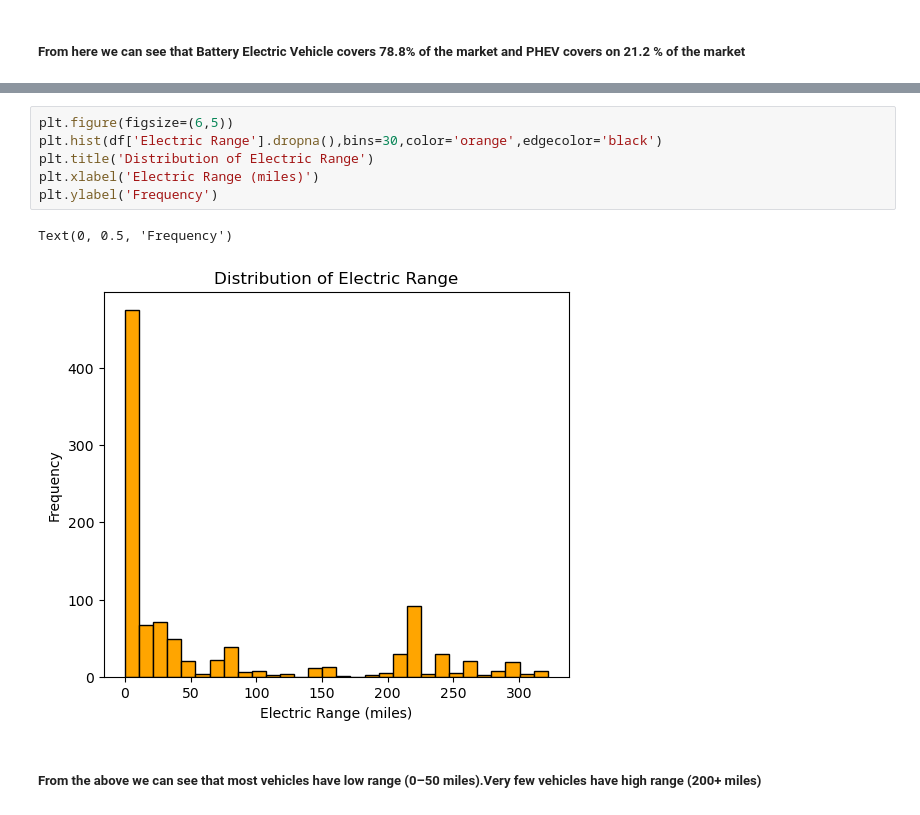
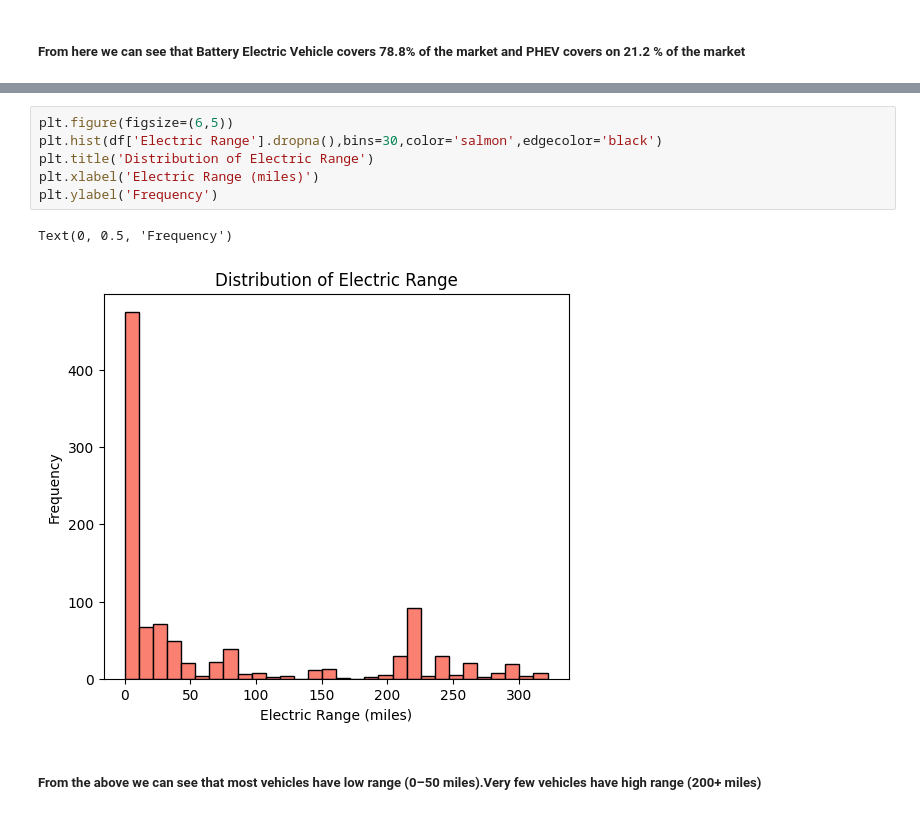
Before and after one commit to rahulbora-45/projectFirst, a Jupyter notebook: ProjectPython.ipynb, the cells around one changed output, grey strips where cells are left out. Drawn from its saved outputs; the diff is of its cells as text.

```diff
--- a/ProjectPython.ipynb
+++ b/ProjectPython.ipynb
@@ -179,12 +156,12 @@ Text(0, 0.5, 'Number of EVs')
 # %%
 plt.figure(figsize=(6,5))
-plt.hist(df['Electric Range'].dropna(),bins=30,color='orange',edgecolor='black')
+plt.hist(df['Electric Range'].dropna(),bins=30,color='salmon',edgecolor='black')
 plt.title('Distribution of Electric Range')
 plt.xlabel('Electric Range (miles)')
 plt.ylabel('Frequency')
 # %% [output]
 Text(0, 0.5, 'Frequency')
-[figure, old version]
+[figure, new version]
 # %% [markdown]
 ##### From the above we can see that most vehicles have low range (0–50 miles).Very few vehicles have high range (200+ miles)
 # %%
```
Also changed, not shown: parts of 9 cells of this notebook.
